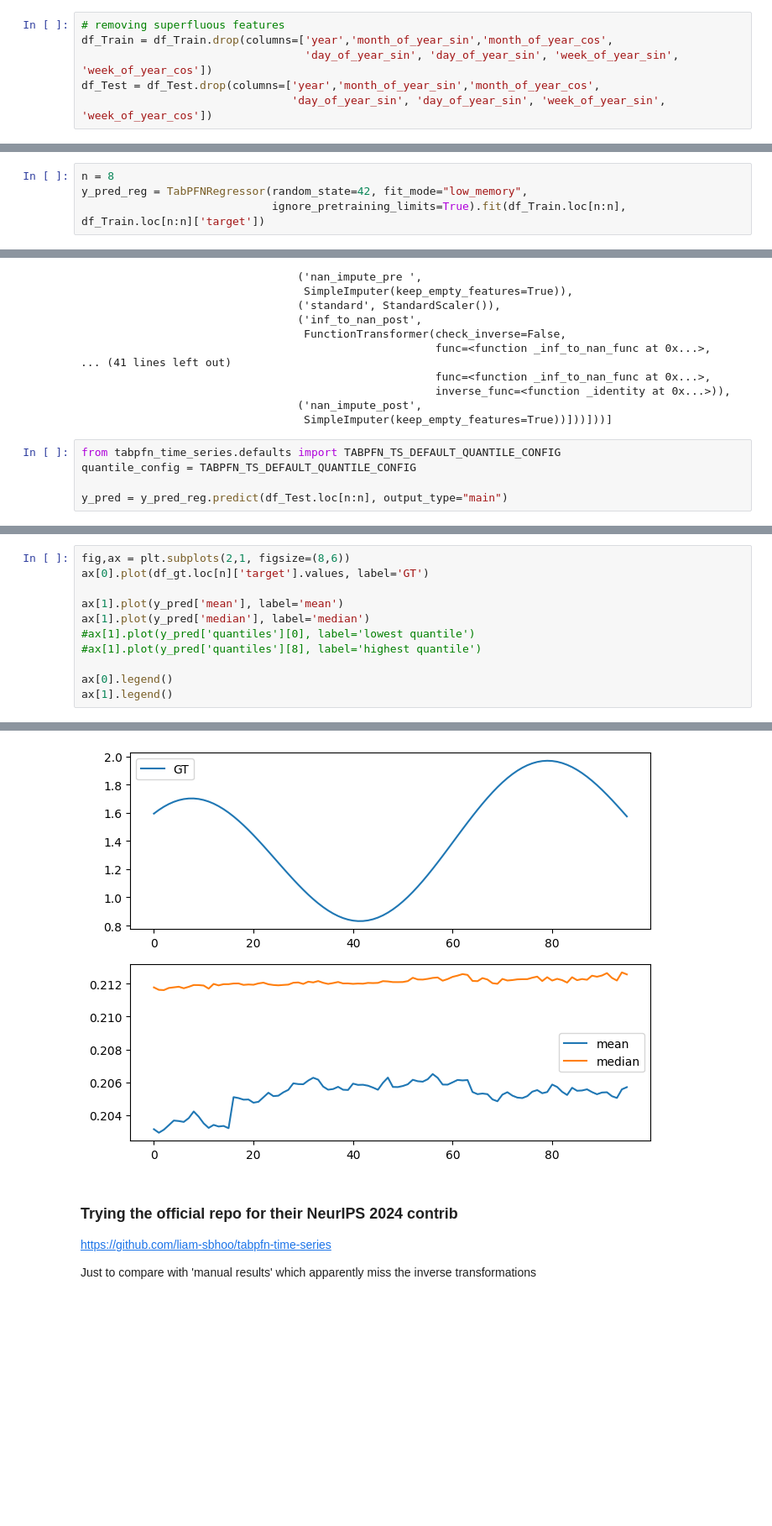
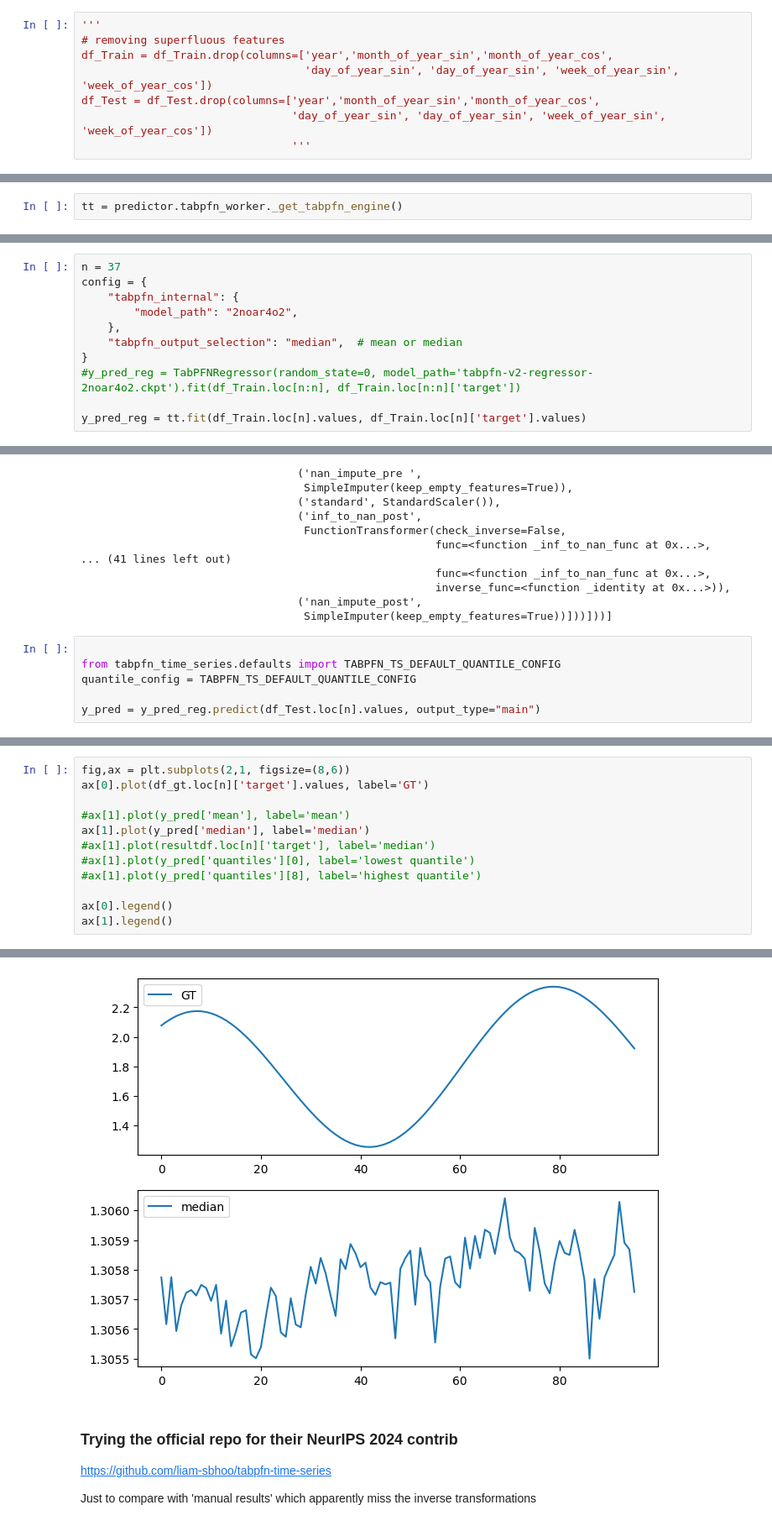
Before and after one commit to sedgewickmm18/notebooks-attic, a Jupyter notebook: TabPFN forecasting.ipynb, the cells around one changed output, grey strips where cells are left out. Shown at 84% size. Cells and saved outputs as stored; diff of their text form; blank space fills up the shorter version.

```diff
--- a/TabPFN forecasting.ipynb
+++ b/TabPFN forecasting.ipynb
@@ -198,6 +254,8 @@ df_Train, df_Test = FeatureTransformer.add_features(df_train, df_test, selected_
 # %%
+'''
 # removing superfluous features
 df_Train = df_Train.drop(columns=['year','month_of_year_sin','month_of_year_cos',
                                   'day_of_year_sin', 'day_of_year_sin', 'week_of_year_sin', 'week_of_year_cos'])
 df_Test = df_Test.drop(columns=['year','month_of_year_sin','month_of_year_cos',
                                 'day_of_year_sin', 'day_of_year_sin', 'week_of_year_sin', 'week_of_year_cos'])
+                                '''
@@ -224,0 +403,2 @@ Index(['target', 'running_index', 'hour_of_day_sin', 'hour_of_day_cos',
+# %%
+tt = predictor.tabpfn_worker._get_tabpfn_engine()
@@ -225,7 +409,14 @@ Index(['target', 'running_index', 'hour_of_day_sin', 'hour_of_day_cos',
 # %%
-n = 8
-y_pred_reg = TabPFNRegressor(random_state=42, fit_mode="low_memory",
-                             ignore_pretraining_limits=True).fit(df_Train.loc[n:n], df_Train.loc[n:n]['target'])
+n = 37
+config = {
+    "tabpfn_internal": {
+        "model_path": "2noar4o2",
+    },
+    "tabpfn_output_selection": "median",  # mean or median
+}
+#y_pred_reg = TabPFNRegressor(random_state=0, model_path='tabpfn-v2-regressor-2noar4o2.ckpt').fit(df_Train.loc[n:n], df_Train.loc[n:n]['target'])
+
+y_pred_reg = tt.fit(df_Train.loc[n].values, df_Train.loc[n]['target'].values)
 # %% [output]
 Ensemble_configs [RegressorEnsembleConfig(preprocess_config=PreprocessorConfig(name='quantile_uni', categorical_name='ordinal_very_common_categories_shuffled', append_original=True, subsample_features ...
                 ('standard',
@@ -245,7 +436,8 @@ Ensemble_configs [RegressorEnsembleConfig(preprocess_config=PreprocessorConfig(n
                                  ('nan_impute_post',
                                   SimpleImputer(keep_empty_features=True))]))]))]
 # %%
+
 from tabpfn_time_series.defaults import TABPFN_TS_DEFAULT_QUANTILE_CONFIG
 quantile_config = TABPFN_TS_DEFAULT_QUANTILE_CONFIG
 
-y_pred = y_pred_reg.predict(df_Test.loc[n:n], output_type="main")
+y_pred = y_pred_reg.predict(df_Test.loc[n].values, output_type="main")
@@ -270,17 +444,18 @@ Output torch.Size([96, 1, 5000])
 # %%
 fig,ax = plt.subplots(2,1, figsize=(8,6))
 ax[0].plot(df_gt.loc[n]['target'].values, label='GT')
 
-ax[1].plot(y_pred['mean'], label='mean')
+#ax[1].plot(y_pred['mean'], label='mean')
 ax[1].plot(y_pred['median'], label='median')
+#ax[1].plot(resultdf.loc[n]['target'], label='median')
 #ax[1].plot(y_pred['quantiles'][0], label='lowest quantile')
 #ax[1].plot(y_pred['quantiles'][8], label='highest quantile')
 
 ax[0].legend()
 ax[1].legend()
 # %% [output]
 <matplotlib.legend.Legend at 0x...>
-[figure, old version]
+[figure, new version]
 # %% [markdown]
 ### Trying the official repo for their NeurIPS 2024 contrib
 
```
Also changed, not shown: parts of 34 cells of this notebook.
